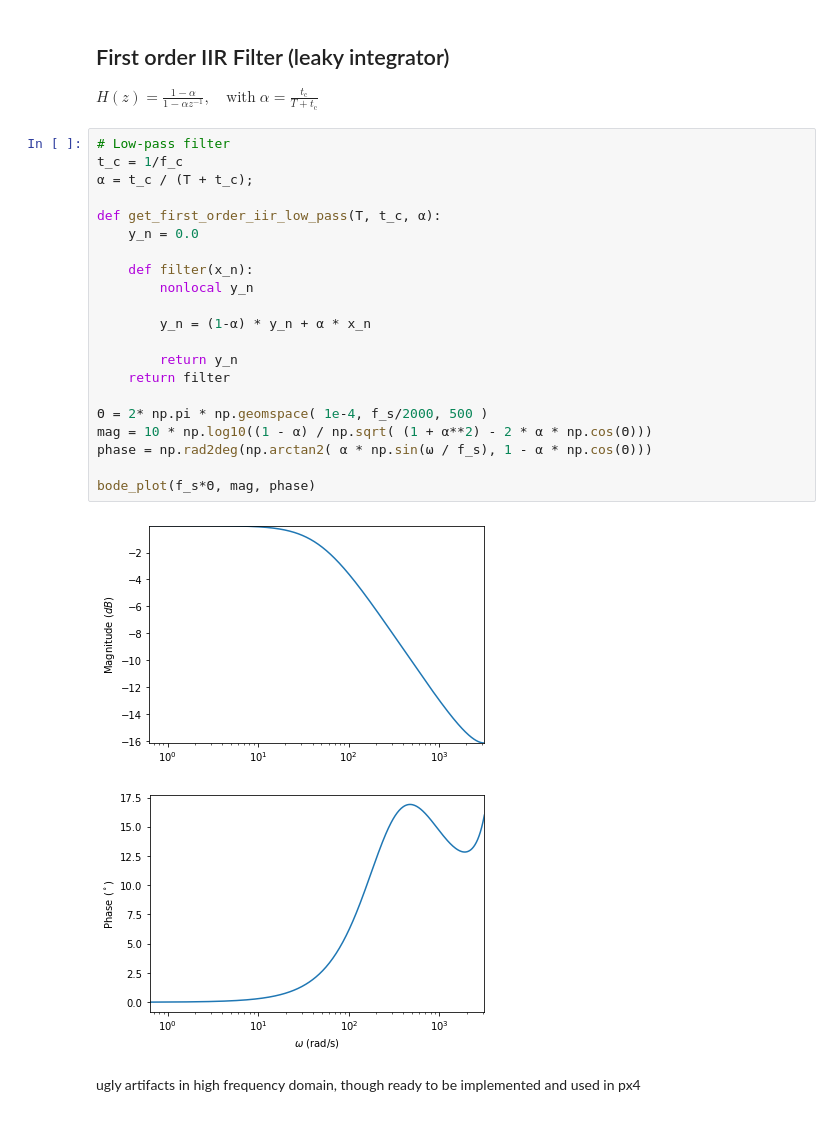
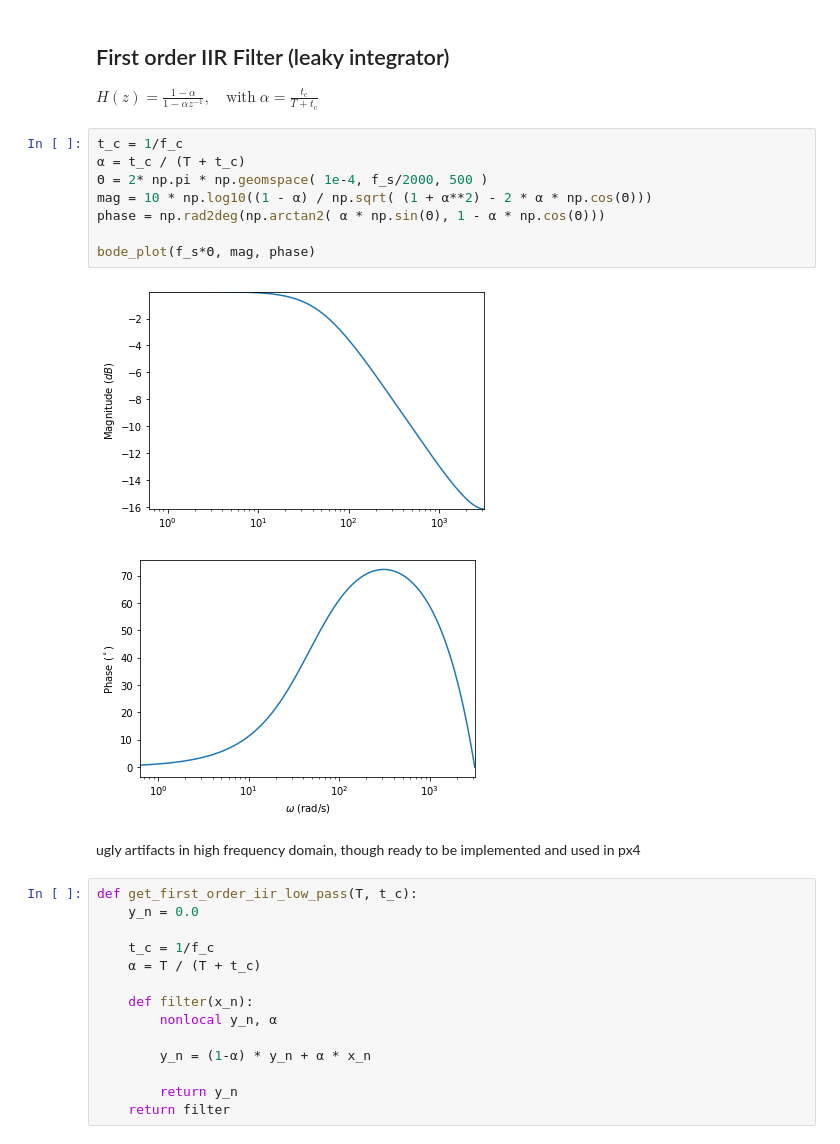
Before and after one commit to helo9/zephly, a Jupyter notebook: prototyping/05_Controller/LowPassFilter.ipynb, the cells around one changed output. Saved outputs shown, nothing was run; the diff lists cells and outputs as text.

```diff
--- a/prototyping/05_Controller/LowPassFilter.ipynb
+++ b/prototyping/05_Controller/LowPassFilter.ipynb
@@ -50,28 +50,29 @@ not digitalized yet, needs still to be done..
 
 $ H(z) = \frac{1 - \alpha}{1-\alpha z^{-1}}, \quad \text{with}\; \alpha = \frac{t_\mathrm{c}}{T + t_\mathrm{c}}$
 # %%
-# Low-pass filter
 t_c = 1/f_c
-α = t_c / (T + t_c);
-
-def get_first_order_iir_low_pass(T, t_c, α):
-    y_n = 0.0
-
-    def filter(x_n):
-        nonlocal y_n
-
-        y_n = (1-α) * y_n + α * x_n
-
-        return y_n
-    return filter
-
+α = t_c / (T + t_c)
 Θ = 2* np.pi * np.geomspace( 1e-4, f_s/2000, 500 )
 mag = 10 * np.log10((1 - α) / np.sqrt( (1 + α**2) - 2 * α * np.cos(Θ)))
-phase = np.rad2deg(np.arctan2( α * np.sin(ω / f_s), 1 - α * np.cos(Θ)))
+phase = np.rad2deg(np.arctan2( α * np.sin(Θ), 1 - α * np.cos(Θ)))
 
 bode_plot(f_s*Θ, mag, phase)
 # %% [output]
 [figure]
-[figure, old version]
+[figure, new version]
 # %% [markdown]
 ugly artifacts in high frequency domain, though ready to be implemented and used in px4
+# %%
+def get_first_order_iir_low_pass(T, t_c):
+    y_n = 0.0
+
+    t_c = 1/f_c
+    α = T / (T + t_c)
+
+    def filter(x_n):
+        nonlocal y_n, α
+
+        y_n = (1-α) * y_n + α * x_n
+
+        return y_n
+    return filter
```
Also changed, not shown: parts of 4 cells of this notebook, 1 other file.
